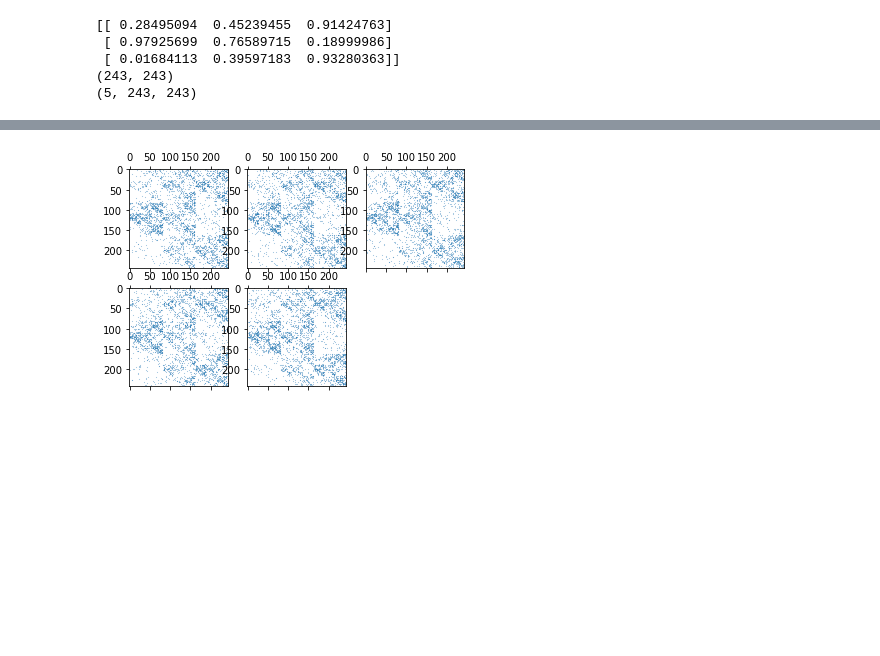
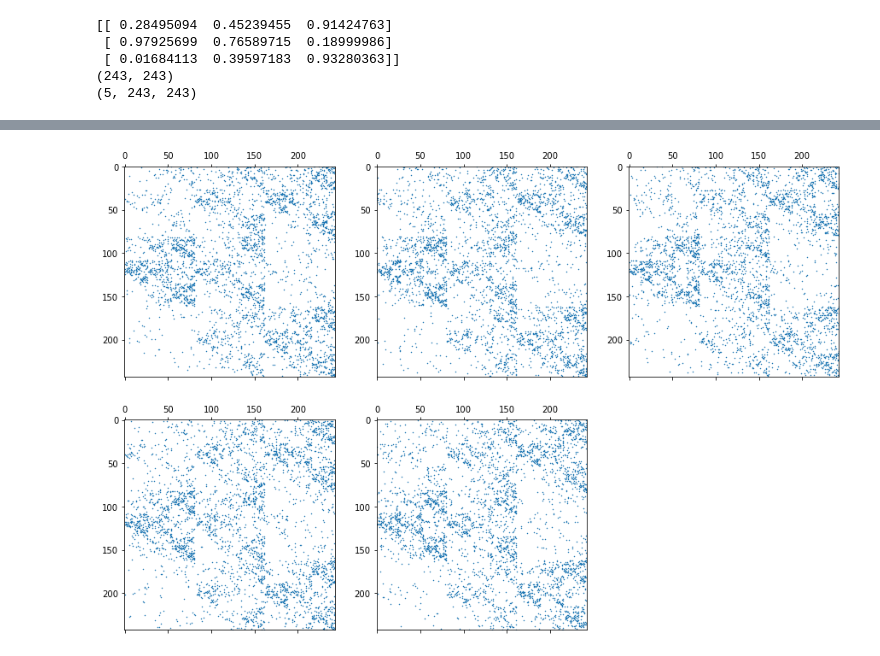
Before and after one commit to akshayats/probability, a Jupyter notebook: tensorflow_probability/examples/jupyter_notebooks/SampleFromSKGM.ipynb, the cells around one changed output, grey strips where cells are left out. Saved outputs shown, nothing was run; the diff lists cells and outputs as text; code cells hidden in the pictures; blank space fills up the shorter version.

```diff
--- a/tensorflow_probability/examples/jupyter_notebooks/SampleFromSKGM.ipynb
+++ b/tensorflow_probability/examples/jupyter_notebooks/SampleFromSKGM.ipynb
@@ -112,10 +112,10 @@ plt.title('P_k_c')
 # %%
-plt.figure()
+plt.figure(figsize=[15,10])
 plt.title('All samples')
 r = np.floor(np.sqrt(NumSamples))
 c = np.ceil(float(NumSamples)/r)
 for i in range(0,NumSamples):
     plt.subplot(r,c,i+1)
-    plt.spy(G[i,:], markersize=0.1)
+    plt.spy(G[i,:], markersize=0.5)
 # %% [output]
-[figure, old version]
+[figure, new version]
```
Also changed, not shown: parts of 1 cell of this notebook, 1 other file.
